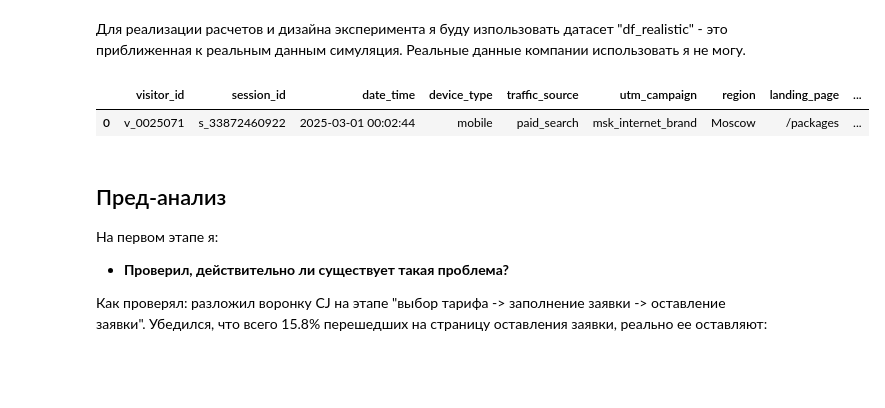
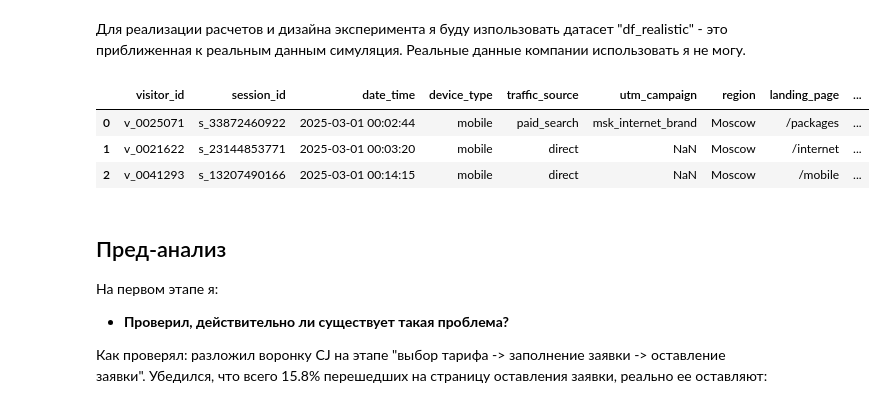
Before and after one commit to moscowreaver/My-projects, a Jupyter notebook: Кейс АБ - конверсия главной страницы.ipynb, the cells around one changed output. Drawn from its saved outputs; the diff is of its cells as text; code cells hidden in the pictures; blank space fills up the shorter version.

```diff
--- a/Кейс АБ - конверсия главной страницы.ipynb
+++ b/Кейс АБ - конверсия главной страницы.ipynb
@@ -15,14 +17,16 @@
 # %%
 # Импорт данных
 
 import pandas as pd
 import numpy as np
 dataset = pd.read_csv("df_realistic.csv", index_col=0)
 dataset['date_time'] = pd.to_datetime(dataset['date_time'])
-dataset.head(1)
+dataset.head(3)
 # %% [output]
 |  | visitor_id | session_id | date_time | device_type | traffic_source | utm_campaign | region | landing_page | ... |
 | 0 | v_0025071 | s_33872460922 | 2025-03-01 00:02:44 | mobile | paid_search | msk_internet_brand | Moscow | /packages | ... |
+| 1 | v_0021622 | s_23144853771 | 2025-03-01 00:03:20 | mobile | direct | NaN | Moscow | /internet | ... |
+| 2 | v_0041293 | s_13207490166 | 2025-03-01 00:14:15 | mobile | direct | NaN | Moscow | /mobile | ... |
 # %% [markdown]
 ## Пред-анализ
 
```
Also changed, not shown: parts of 1 cell of this notebook.
